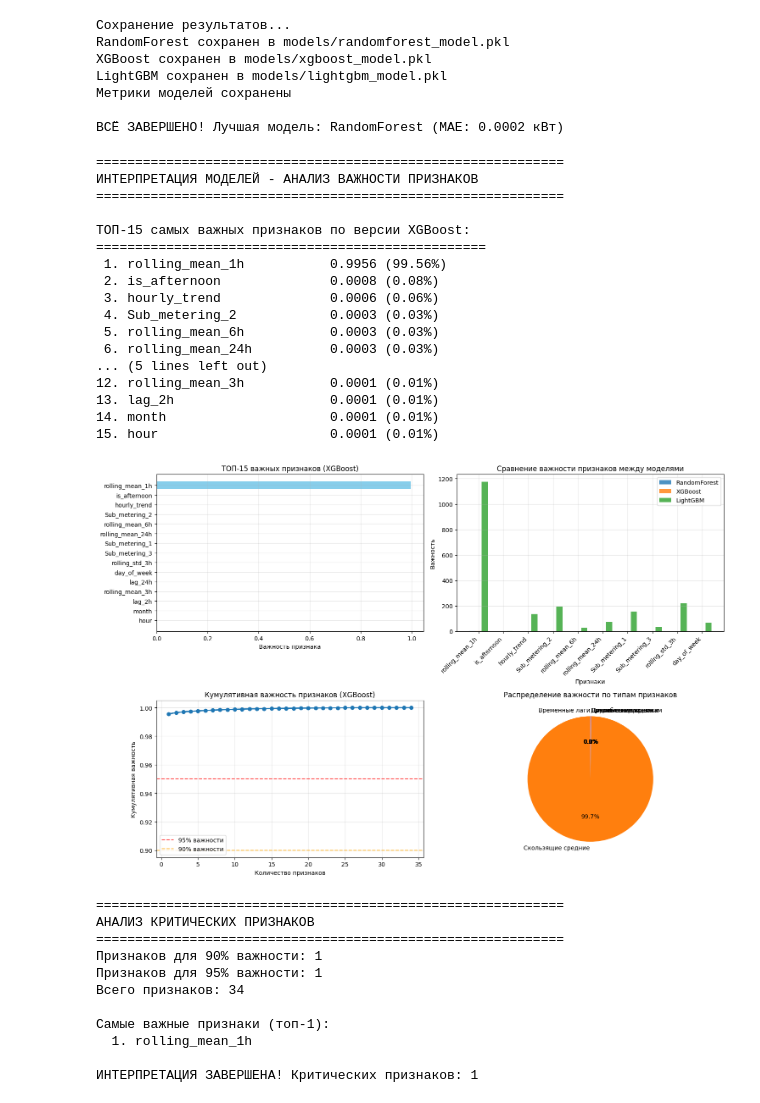
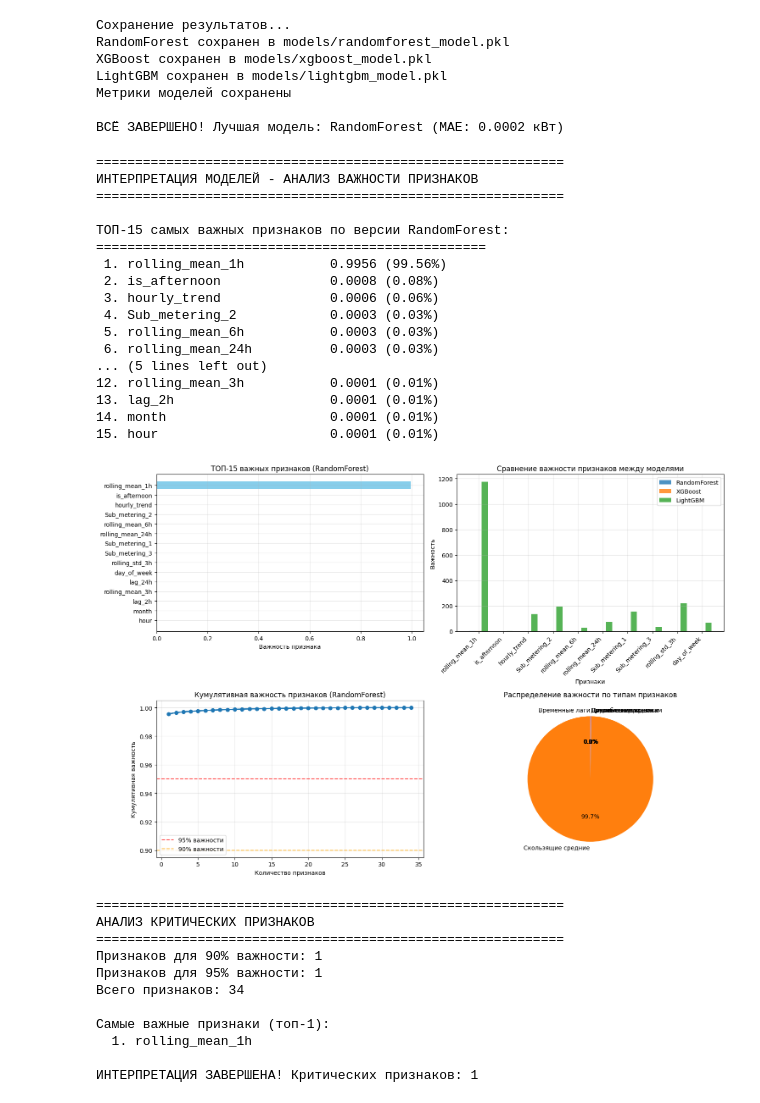
Before and after one commit to pogodaa/ML_cursovaya, a Jupyter notebook: model.ipynb, the cells around one changed output. Saved outputs shown, nothing was run; the diff lists cells and outputs as text; code cells hidden in the pictures.

```diff
--- a/model.ipynb
+++ b/model.ipynb
@@ -445,7 +445,7 @@ if hasattr(lgb_model, 'feature_importances_'):
 # Сортируем по важности в XGBoost (лучшей модели)
 feature_importance_df = feature_importance_df.sort_values('XGBoost', ascending=False)
 
-print("\nТОП-15 самых важных признаков по версии XGBoost:")
+print(f"\nТОП-15 самых важных признаков по версии {best_model}:")
 print("=" * 50)
 for i, (feature, importance) in enumerate(feature_importance_df['XGBoost'].head(15).items()):
     print(f"{i+1:2d}. {feature:<25} {importance:.4f} ({importance*100:.2f}%)")
@@ -453,13 +453,13 @@ for i, (feature, importance) in enumerate(feature_importance_df['XGBoost'].head(
 # ВИЗУАЛИЗАЦИЯ ВАЖНОСТИ ПРИЗНАКОВ
 plt.figure(figsize=(15, 10))
 
-# График 1: Важность признаков для XGBoost (лучшая модель)
+# График 1: Важность признаков для лучшей модели
 plt.subplot(2, 2, 1)
 top_features = feature_importance_df.head(15)
 plt.barh(range(len(top_features)), top_features['XGBoost'], color='skyblue')
 plt.yticks(range(len(top_features)), top_features.index)
 plt.xlabel('Важность признака')
-plt.title('ТОП-15 важных признаков (XGBoost)')
+plt.title(f'ТОП-15 важных признаков ({best_model})')
 plt.gca().invert_yaxis()
 plt.grid(True, alpha=0.3)
 
@@ -488,7 +488,7 @@ plt.axhline(y=0.95, color='red', linestyle='--', alpha=0.7, label='95% важн
 plt.axhline(y=0.90, color='orange', linestyle='--', alpha=0.7, label='90% важности')
 plt.xlabel('Количество признаков')
 plt.ylabel('Кумулятивная важность')
-plt.title('Кумулятивная важность признаков (XGBoost)')
+plt.title(f'Кумулятивная важность признаков ({best_model})')
 plt.legend()
 plt.grid(True, alpha=0.3)
 
@@ -535,35 +535,35 @@ print("=" * 60)
 n_features_95 = np.argmax(cumulative_importance >= 0.95) + 1
 n_features_90 = np.argmax(cumulative_importance >= 0.90) + 1
 
 print(f"Признаков для 90% важности: {n_features_90}")
 print(f"Признаков для 95% важности: {n_features_95}")
 print(f"Всего признаков: {len(feature_importance_df)}")
 
 print(f"\nСамые важные признаки (топ-{n_features_90}):")
 critical_features = feature_importance_df.head(n_features_90).index.tolist()
 for i, feature in enumerate(critical_features, 1):
     print(f"  {i}. {feature}")
 
 print(f"\nИНТЕРПРЕТАЦИЯ ЗАВЕРШЕНА! Критических признаков: {len(critical_features)}")
 # %% [output]
 ============================================================
 ИНТЕРПРЕТАЦИЯ МОДЕЛЕЙ - АНАЛИЗ ВАЖНОСТИ ПРИЗНАКОВ
 ============================================================
 
-ТОП-15 самых важных признаков по версии XGBoost:
+ТОП-15 самых важных признаков по версии RandomForest:
 ==================================================
  1. rolling_mean_1h           0.9956 (99.56%)
  2. is_afternoon              0.0008 (0.08%)
  3. hourly_trend              0.0006 (0.06%)
  4. Sub_metering_2            0.0003 (0.03%)
  5. rolling_mean_6h           0.0003 (0.03%)
  6. rolling_mean_24h          0.0003 (0.03%)
 ... (5 lines left out)
 12. rolling_mean_3h           0.0001 (0.01%)
 13. lag_2h                    0.0001 (0.01%)
 14. month                     0.0001 (0.01%)
 15. hour                      0.0001 (0.01%)
-[figure, old version]
+[figure, new version]
 ============================================================
 АНАЛИЗ КРИТИЧЕСКИХ ПРИЗНАКОВ
 ============================================================
```
Also changed, not shown: parts of 2 cells of this notebook, 1 other file.
